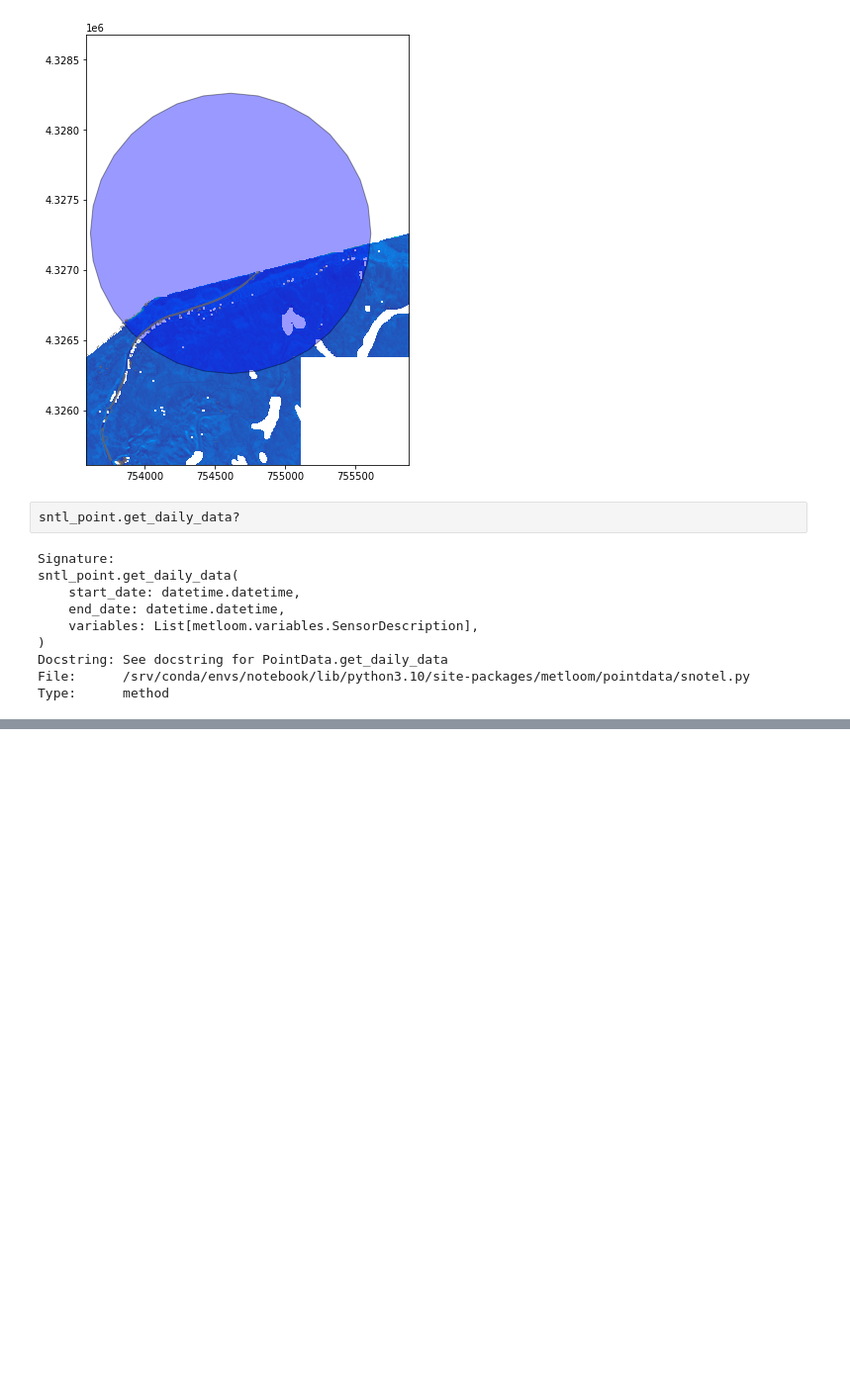
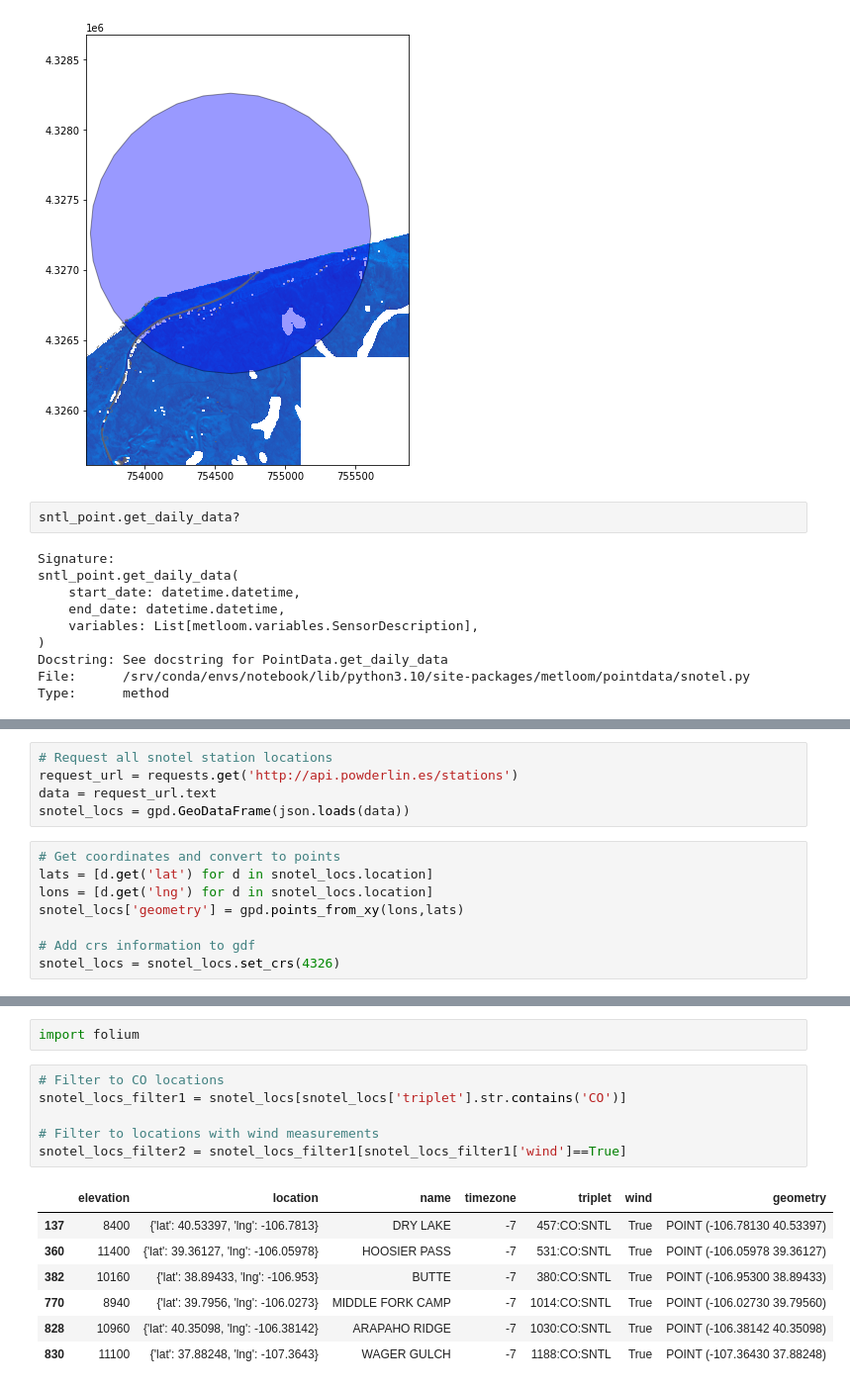
Before and after one commit to snowex-hackweek/space-station, a Jupyter notebook: contributors/dlhogan/dem_sandbox.ipynb, the cells around one changed output, grey strips where cells are left out. Shown at 99% size. Cells and saved outputs as stored; diff of their text form; blank space fills up the shorter version.

```diff
--- a/contributors/dlhogan/dem_sandbox.ipynb
+++ b/contributors/dlhogan/dem_sandbox.ipynb
@@ -127,0 +136,13 @@ Type:      method
+# %%
+# Request all snotel station locations
+request_url = requests.get('http://api.powderlin.es/stations')
+data = request_url.text
+snotel_locs = gpd.GeoDataFrame(json.loads(data))
+# %%
+# Get coordinates and convert to points
+lats = [d.get('lat') for d in snotel_locs.location]
+lons = [d.get('lng') for d in snotel_locs.location]
+snotel_locs['geometry'] = gpd.points_from_xy(lons,lats)
+
+# Add crs information to gdf
+snotel_locs = snotel_locs.set_crs(4326)
@@ -127,0 +154,16 @@ Type:      method
+# %%
+import folium
+# %%
+# Filter to CO locations
+snotel_locs_filter1 = snotel_locs[snotel_locs['triplet'].str.contains('CO')]
+
+# Filter to locations with wind measurements
+snotel_locs_filter2 = snotel_locs_filter1[snotel_locs_filter1['wind']==True]
+# %% [output]
+|  | elevation | location | name | timezone | triplet | wind | geometry |
+| 137 | 8400 | {'lat': 40.53397, 'lng': -106.7813} | DRY LAKE | -7 | 457:CO:SNTL | True | POINT (-106.78130 40.53397) |
+| 360 | 11400 | {'lat': 39.36127, 'lng': -106.05978} | HOOSIER PASS | -7 | 531:CO:SNTL | True | POINT (-106.05978 39.36127) |
+| 382 | 10160 | {'lat': 38.89433, 'lng': -106.953} | BUTTE | -7 | 380:CO:SNTL | True | POINT (-106.95300 38.89433) |
+| 770 | 8940 | {'lat': 39.7956, 'lng': -106.0273} | MIDDLE FORK CAMP | -7 | 1014:CO:SNTL | True | POINT (-106.02730 39.79560) |
+| 828 | 10960 | {'lat': 40.35098, 'lng': -106.38142} | ARAPAHO RIDGE | -7 | 1030:CO:SNTL | True | POINT (-106.38142 40.35098) |
+| 830 | 11100 | {'lat': 37.88248, 'lng': -107.3643} | WAGER GULCH | -7 | 1188:CO:SNTL | True | POINT (-107.36430 37.88248) |
```
Also changed, not shown: parts of 4 cells of this notebook.
